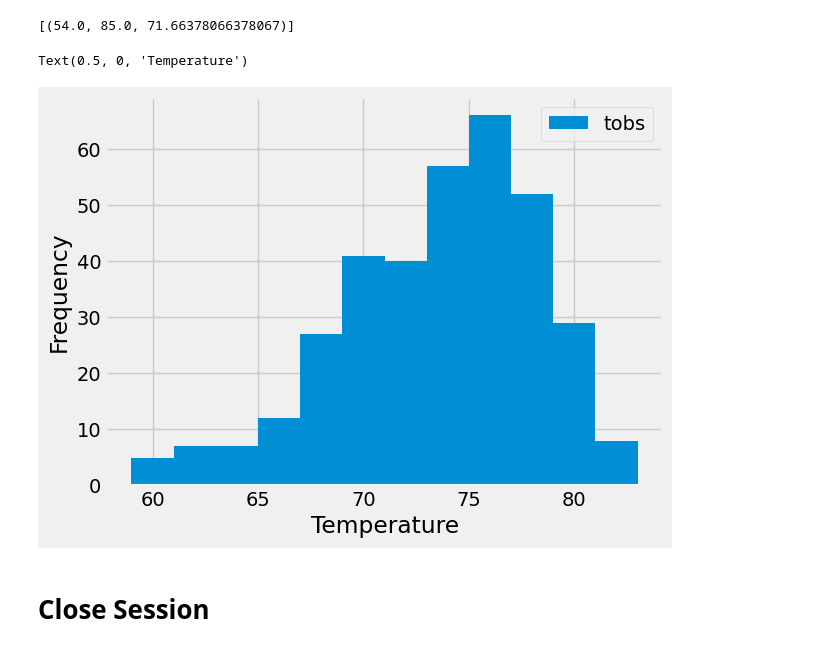
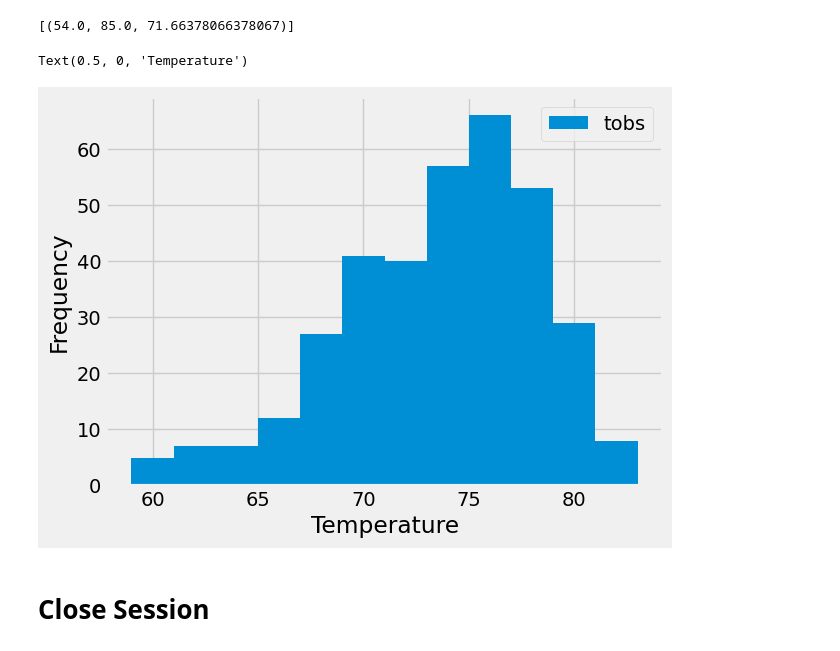
Before and after one commit to MichaelELeonard/SQLAlchemy-Challenge, a Jupyter notebook: climate_working.ipynb, the cells around one changed output. Saved outputs shown, nothing was run; the diff lists cells and outputs as text; code cells hidden in the pictures.

```diff
--- a/climate_working.ipynb
+++ b/climate_working.ipynb
@@ -126,22 +130,22 @@ session.query(func.min(Measurement.tobs),func.max(Measurement.tobs),func.avg(Mea
 # %%
 # Using the most active station id
 # Query the last 12 months of temperature observation data for this station and plot the results as a histogram
 
 most_active_one_year_results = session.query(Measurement.date, Measurement.tobs).\
-                                    filter(Measurement.date > one_year_before_measurement_date).\
-                                    filter(Measurement.date <= recent_measurement_date).\
-                                    filter(Measurement.station == most_active_station_name).all()
+                                    filter(Measurement.station == most_active_station_name).\
+                                    filter(Measurement.date >= one_year_before_measurement_date).all()
+
 
 # Convert to dataframe
 most_active_one_year_results_df = pd.DataFrame(most_active_one_year_results)
 
 # historgram
 most_active_one_year_results_df.plot.hist(bins=12,rwidth=1.0,label='tobs')
 plt.ylabel('Frequency')
 plt.xlabel('Temperature')
 # %% [output]
 Text(0.5, 0, 'Temperature')
-[figure, old version]
+[figure, new version]
 # %% [markdown]
 # Close Session
 # %%
```
Also changed, not shown: parts of 1 cell of this notebook, 1 other file.
